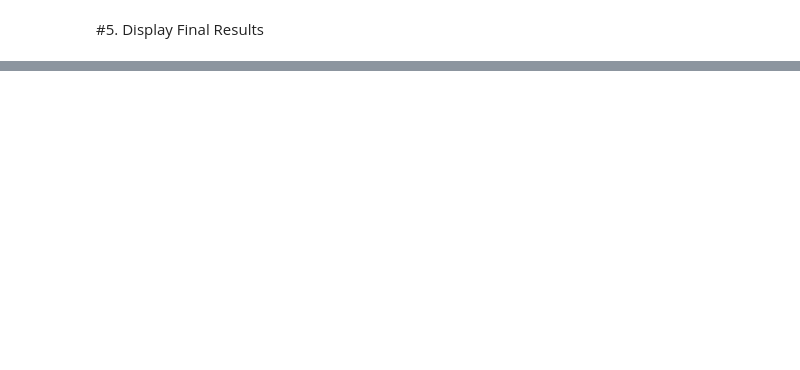
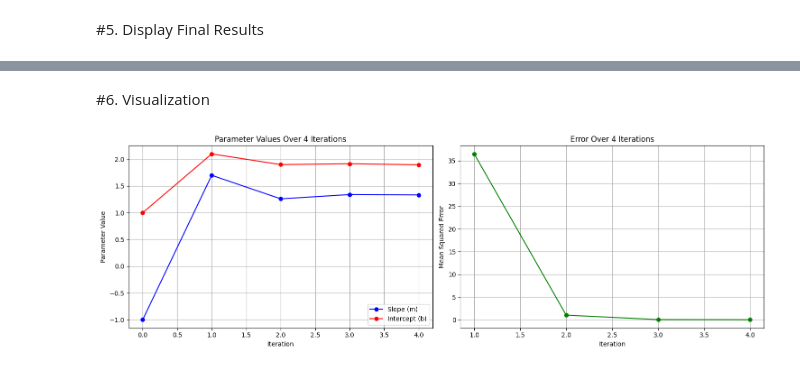
Before and after one commit to Makito042/Formative-3_group-10, a Jupyter notebook: notebook.ipynb, the cells around one changed output, grey strips where cells are left out. Cells and saved outputs as stored; diff of their text form; code cells hidden in the pictures; blank space fills up the shorter version.

Commit message:
Gradient Descent in Code Visualization

```diff
--- a/notebook.ipynb
+++ b/notebook.ipynb
@@ -275,0 +300,28 @@ print(f"Final Mean Squared Error: {final_error:.4f}")
+# %% [markdown]
+#6. Visualization
+# %%
+# Set up the figure
+plt.figure(figsize=(15, 5))
+
+# Plot 1: Parameter values over iterations
+plt.subplot(1, 2, 1)
+plt.plot(range(iterations+1), m_history, 'bo-', label='Slope (m)')
+plt.plot(range(iterations+1), b_history, 'ro-', label='Intercept (b)')
+plt.xlabel('Iteration')
+plt.ylabel('Parameter Value')
+plt.title('Parameter Values Over 4 Iterations')
+plt.legend()
+plt.grid(True)
+
+# Plot 2: Error over iterations
+plt.subplot(1, 2, 2)
+plt.plot(range(1, iterations+1), error_history, 'go-')
+plt.xlabel('Iteration')
+plt.ylabel('Mean Squared Error')
+plt.title('Error Over 4 Iterations')
+plt.grid(True)
+
+plt.tight_layout()
+plt.show()
+# %% [output]
+[figure, added]
```
Also changed, not shown: parts of 2 cells of this notebook.
